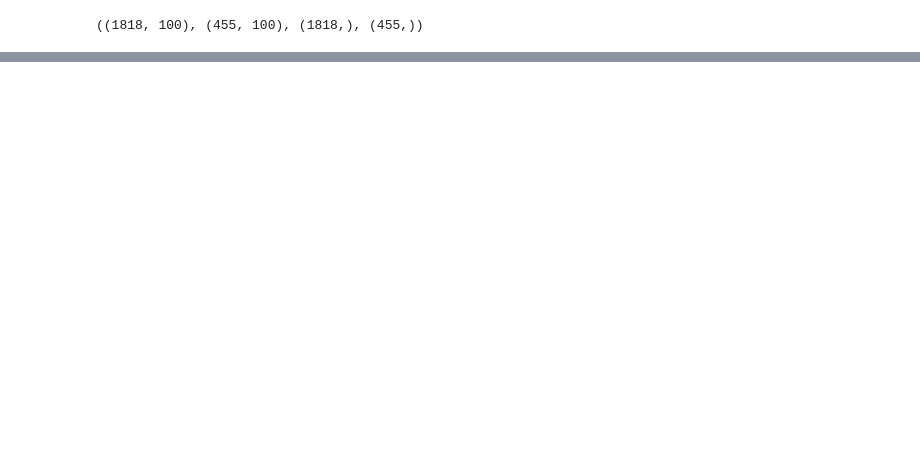
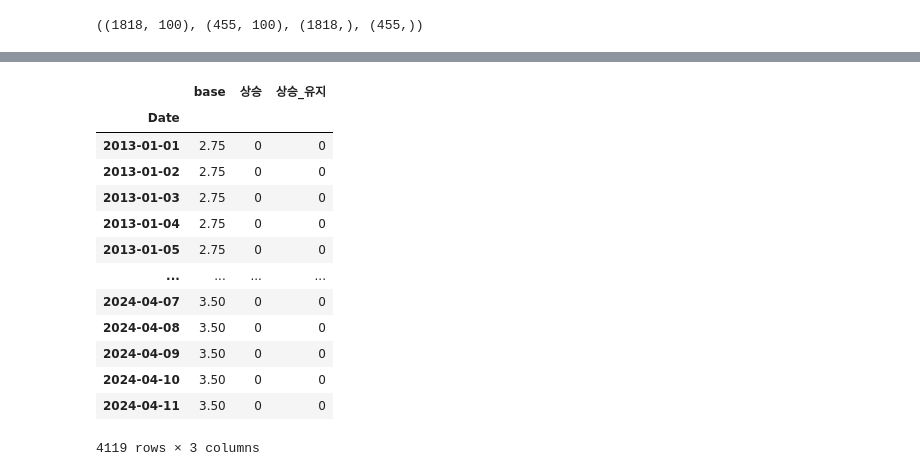
Before and after one commit to channy33/ML_pjt, a Jupyter notebook: BANK_pjt/BANK_adj_pjt.ipynb, the cells around one changed output, grey strips where cells are left out. Cells and saved outputs as stored; diff of their text form; code cells hidden in the pictures; blank space fills up the shorter version.

```diff
--- a/BANK_pjt/BANK_adj_pjt.ipynb
+++ b/BANK_pjt/BANK_adj_pjt.ipynb
@@ -696,0 +881,37 @@ weighted avg       0.85      0.85      0.85       455
+# %%
+# # Convert 'Date' column to datetime format
+# base['Date'] = pd.to_datetime(base['Date'])
+
+# Calculate changes in interest rate
+base['Rate Change'] = base['한국은행 기준금리']
+
+
+
+
+
+# Identify rise in interest rates
+base['Rise'] = base['Rate Change'] > 0
+
+# Create a column that reflects 0 until an increase after a decrease
+# Initialize the column with NaN
+base['Signal'] = float('nan')
+
+# Find initial state assuming no prior information: treat the first row separately
+if base.loc[0, 'Rise']:
+    base.loc[0, 'Signal'] = 1
+else:
+    base.loc[0, 'Signal'] = 0
+
+# Process subsequent entries
+for i in range(1, len(base)):
+    if base.loc[i, 'Rise']:
+        base.loc[i, 'Signal'] = 1
+    else:
+        base.loc[i, 'Signal'] = base.loc[i - 1, 'Signal'] if pd.notna(base.loc[i - 1, 'Signal']) else 0
+
+# Fill NaN with forward fill method since after a drop it should be 0 until the next rise
+base['Signal'].fillna(method='ffill', inplace=True)
+
+# Drop intermediate columns and show result
+data_clean = base.drop(columns=['Rate Change', 'Rise'])
+data_clean.head()
@@ -696,0 +920,3 @@ weighted avg       0.85      0.85      0.85       455
+# %%
+base.rename(columns={'한국은행 기준금리':'base'}, inplace=True)
+base
@@ -696,0 +961,17 @@ weighted avg       0.85      0.85      0.85       455
+# %%
+base
+# %% [output]
+|  | base | 상승 | 상승_유지 |
+| Date |  |  |  |
+| 2013-01-01 | 2.75 | 0 | 0 |
+| 2013-01-02 | 2.75 | 0 | 0 |
+| 2013-01-03 | 2.75 | 0 | 0 |
+| 2013-01-04 | 2.75 | 0 | 0 |
+| 2013-01-05 | 2.75 | 0 | 0 |
+| ... | ... | ... | ... |
+| 2024-04-07 | 3.50 | 0 | 0 |
+| 2024-04-08 | 3.50 | 0 | 0 |
+| 2024-04-09 | 3.50 | 0 | 0 |
+| 2024-04-10 | 3.50 | 0 | 0 |
+| 2024-04-11 | 3.50 | 0 | 0 |
+4119 rows × 3 columns
```
Also changed, not shown: parts of 49 cells of this notebook, 7 other files.
